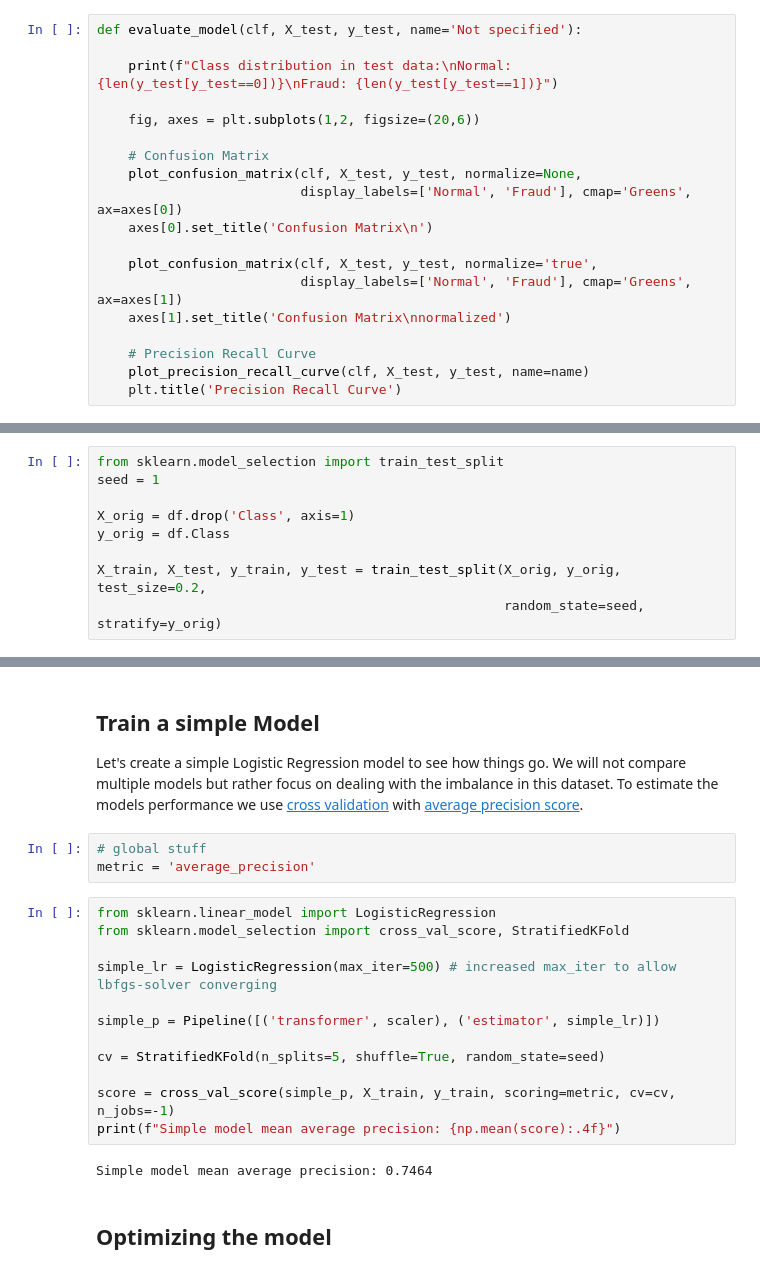
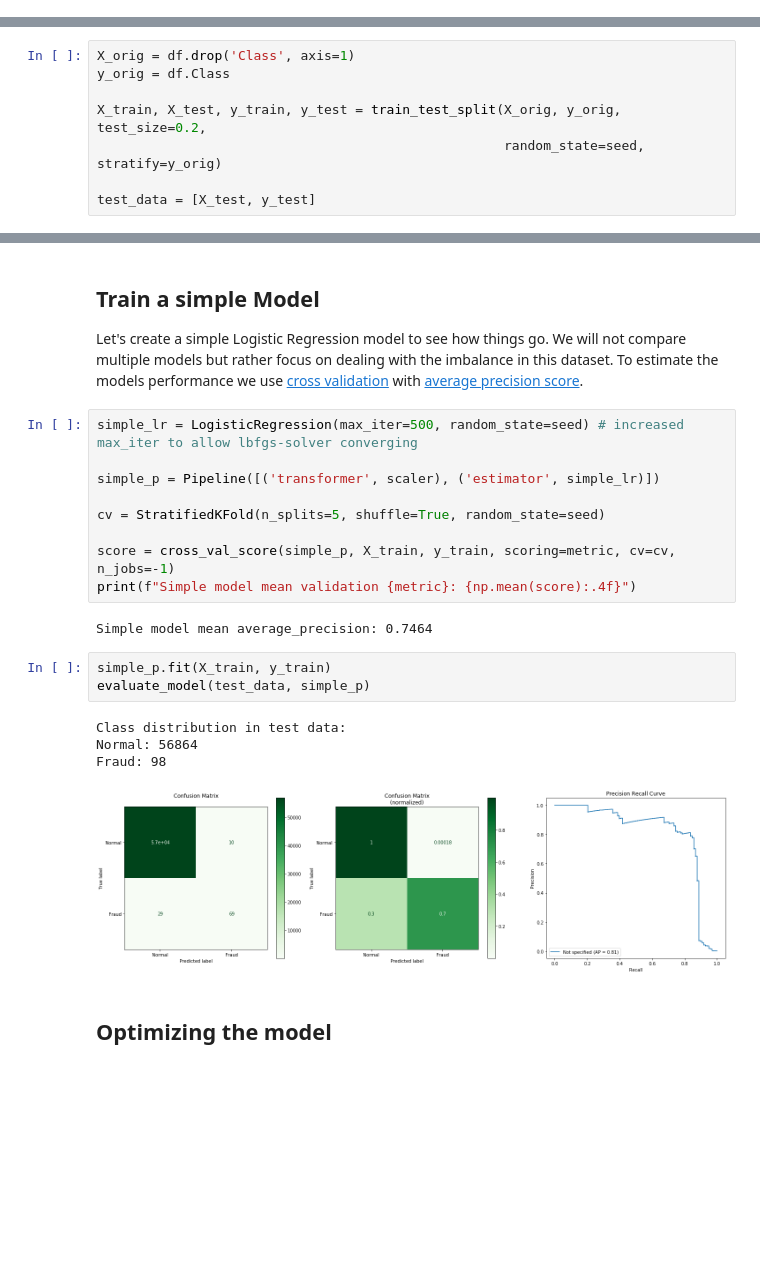
Before and after one commit to janedoesrepo/Autoencoder-ImbalancedCreditData, a Jupyter notebook: finalisation.ipynb, the cells around one changed output, grey strips where cells are left out. Saved outputs shown, nothing was run; the diff lists cells and outputs as text; blank space fills up the shorter version.

```diff
--- a/finalisation.ipynb
+++ b/finalisation.ipynb
@@ -48,19 +38,0 @@ import matplotlib.pyplot as plt
-# %%
-def evaluate_model(clf, X_test, y_test, name='Not specified'):
-
-    print(f"Class distribution in test data:\nNormal: {len(y_test[y_test==0])}\nFraud: {len(y_test[y_test==1])}")
-
-    fig, axes = plt.subplots(1,2, figsize=(20,6))
-
-    # Confusion Matrix
-    plot_confusion_matrix(clf, X_test, y_test, normalize=None,
-                          display_labels=['Normal', 'Fraud'], cmap='Greens', ax=axes[0])
-    axes[0].set_title('Confusion Matrix\n')
-
-    plot_confusion_matrix(clf, X_test, y_test, normalize='true',
-                          display_labels=['Normal', 'Fraud'], cmap='Greens', ax=axes[1])
-    axes[1].set_title('Confusion Matrix\nnormalized')
-
-    # Precision Recall Curve
-    plot_precision_recall_curve(clf, X_test, y_test, name=name)
-    plt.title('Precision Recall Curve')
@@ -98,14 +85,13 @@ Cols: 31
 # %% [markdown]
 ### Split into Train and Test set
 # %%
-from sklearn.model_selection import train_test_split
-seed = 1
-
 X_orig = df.drop('Class', axis=1)
 y_orig = df.Class
 
 X_train, X_test, y_train, y_test = train_test_split(X_orig, y_orig, test_size=0.2,
                                                     random_state=seed, stratify=y_orig)
+
+test_data = [X_test, y_test]
 # %%
 print(f"Train samples: {y_train.shape[0]}")
 print(f"Test samples: {y_test.shape[0]}")
@@ -131,23 +115,25 @@ Since we will be using cross validation in this notebook, we also have to make s
 # %% [markdown]
 ## Train a simple Model
 Let's create a simple Logistic Regression model to see how things go. We will not compare multiple models but rather focus on dealing with the imbalance in this dataset. To estimate the models performance we use [cross validation](https://scikit-learn.org/stable/modules/generated/sklearn.model_selection.cross_val_score.html) with [average precision score](https://scikit-learn.org/stable/modules/generated/sklearn.metrics.average_precision_score.html#sklearn.metrics.average_precision_score).
-# %%
-# global stuff
-metric = 'average_precision'
 # %%
-from sklearn.linear_model import LogisticRegression
-from sklearn.model_selection import cross_val_score, StratifiedKFold
-
-simple_lr = LogisticRegression(max_iter=500) # increased max_iter to allow lbfgs-solver converging
+simple_lr = LogisticRegression(max_iter=500, random_state=seed) # increased max_iter to allow lbfgs-solver converging
 
 simple_p = Pipeline([('transformer', scaler), ('estimator', simple_lr)])
 
 cv = StratifiedKFold(n_splits=5, shuffle=True, random_state=seed)
 
 score = cross_val_score(simple_p, X_train, y_train, scoring=metric, cv=cv, n_jobs=-1)
-print(f"Simple model mean average precision: {np.mean(score):.4f}")
+print(f"Simple model mean validation {metric}: {np.mean(score):.4f}")
 # %% [output]
-Simple model mean average precision: 0.7464
+Simple model mean average_precision: 0.7464
+# %%
+simple_p.fit(X_train, y_train)
+evaluate_model(test_data, simple_p)
+# %% [output]
+Class distribution in test data:
+Normal: 56864
+Fraud: 98
+[figure, added]
 # %% [markdown]
 ## Optimizing the model
 # %%
```
Also changed, not shown: parts of 29 cells of this notebook, 1 other file.
